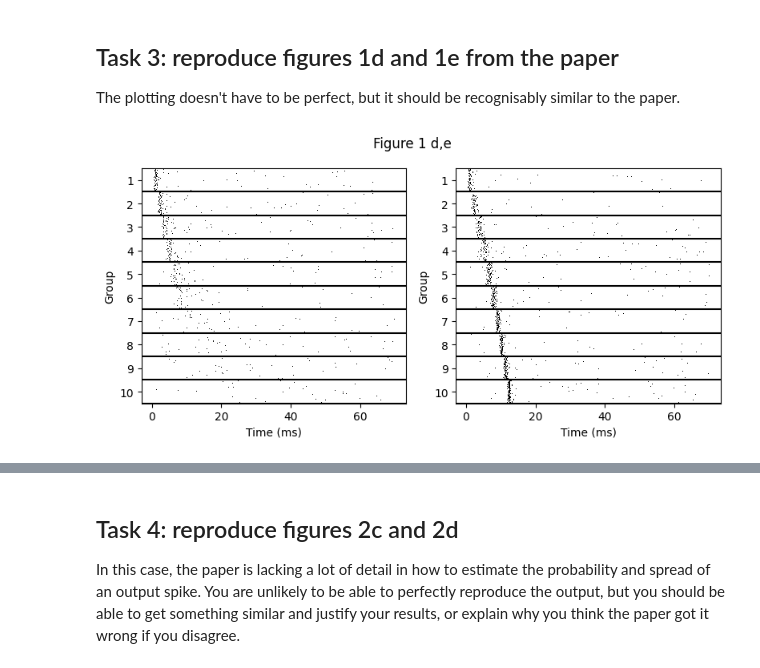
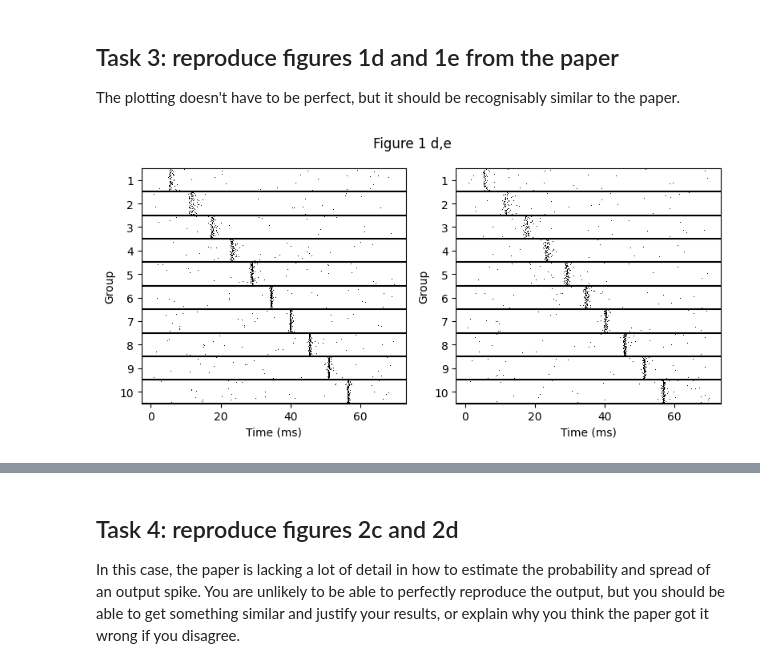
Before and after one commit to hk221/Neuro_for_ML, a Jupyter notebook: Synfire Chains/synfire_no_answers.ipynb, the cells around one changed output, grey strips where cells are left out. Cells and saved outputs as stored; diff of their text form; code cells hidden in the pictures.

```diff
--- a/Synfire Chains/synfire_no_answers.ipynb
+++ b/Synfire Chains/synfire_no_answers.ipynb
@@ -84,9 +84,11 @@ def simulate_layer(num_neurons=None, num_time_steps=None, spikes_in=None, noise=
     # Record activity
     v_rec = np.zeros((num_neurons, num_time_steps))
     spikes_out = np.zeros((num_neurons, num_time_steps))
-
+    '''delay_idx = int(delay / dt)
+    delayed_spikes = np. zeros ((num_neurons, num_time_steps))
+    delayed_spikes[:, delay_idx:] = spikes_in[:, :num_time_steps - delay_idx]'''
     # Apply input delay
-    spikes_in = np.roll(spikes_in, delay, axis=1)
+    spikes_in = np.roll(spikes_in, int(delay/dt), axis=1)
 
     if noise:
         v = np.random.uniform(low=v_rest, high=v_threshold, size=num_neurons)
@@ -128,6 +130,8 @@ def simulate_layer(num_neurons=None, num_time_steps=None, spikes_in=None, noise=
         t_last[spiking_neurons] = t
 
         # Record membrane potential
+        #b potential normalisation
+        #a resting membrane potential
         v_rec[:, t_idx] = (v * a) + b
 
     return v_rec, spikes_out
@@ -138,10 +142,6 @@ def input_burst(
     spikes = np.zeros((num_neurons, num_time_steps))
     # ...
     active_neurons = np.random.choice(num_neurons, num_active, replace=False)
-    '''spike_times = np.random.normal(loc=offset, scale=sigma, size=num_active).astype(int)
-    for neuron, spike_time in zip(active_neurons, spike_times):
-        if 0 <= spike_time < num_time_steps:
-            spikes[neuron, spike_time] = 1'''
     # Convert offset and sigma from ms to time steps
     mean_time_step = int(offset / dt)
     jitter_steps = int(sigma / dt)
@@ -239,30 +239,30 @@ The plotting doesn't have to be perfect, but it should be recognisably similar t
 # %%
 # Verify figure 1d,e
 # TODO: Fill in missing value
 num_neurons = 100
 plt.figure(figsize=(8, 4))
 # TODO: Fill in missing value
-a_values = [1, 10]
+a_values = [50, 48]
 
 for plotidx, a in enumerate(a_values):
     s = input_burst(num_neurons=200, num_active=75, offset=100, sigma=50.0, num_time_steps=700)
     plt.subplot(1, 2, plotidx + 1)
     for layer in range(10):
         # TODO: Add something here to represent the effect of the all-to-all spike connection
         #       Or incorporate into the simulate_layer function
         s_accumulated = all_to_all(s, num_neurons)
         _, s = simulate_layer(spikes_in=s_accumulated)
         i, t = s.nonzero()
         plt.plot(t * 0.1, i / 100 + 9 - layer, ",k")
         plt.axhline(layer, c="k")
     plt.ylim(0, 10)
     plt.yticks(np.arange(10) + 0.5, np.arange(1, 11)[::-1])
     plt.xlabel("Time (ms)")
     plt.ylabel("Group")
 plt.suptitle("Figure 1 d,e")
 plt.tight_layout()
 # %% [output]
-[figure, old version]
+[figure, new version]
 # %% [markdown]
 Expected results (may not be exactly the same each time you run):
 
```
Also changed, not shown: parts of 1 cell of this notebook.
